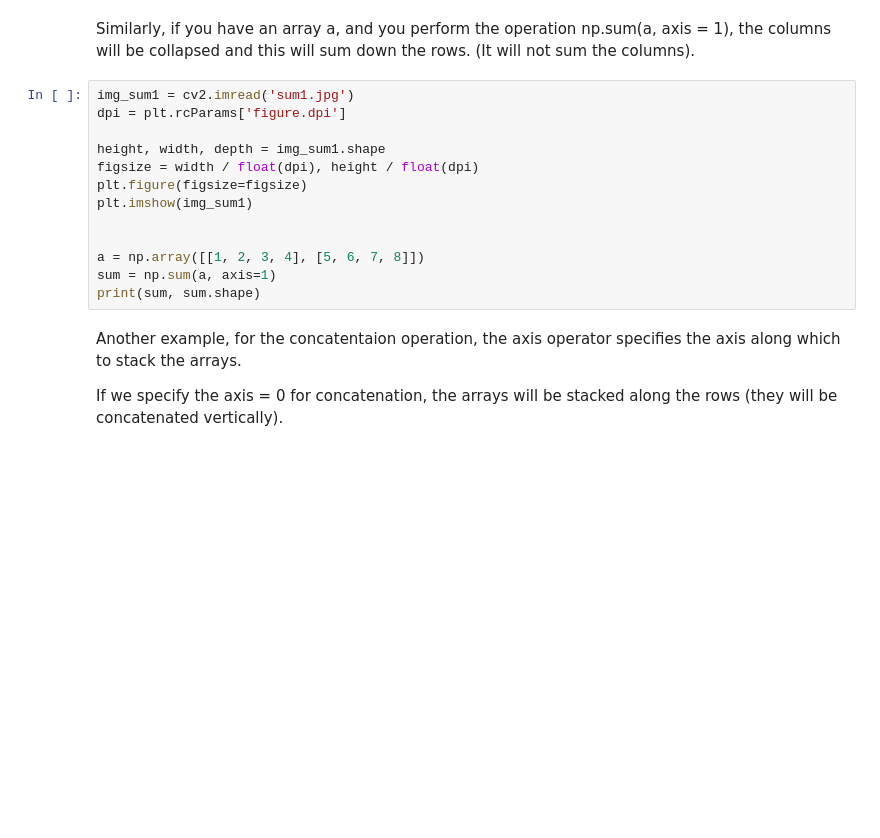
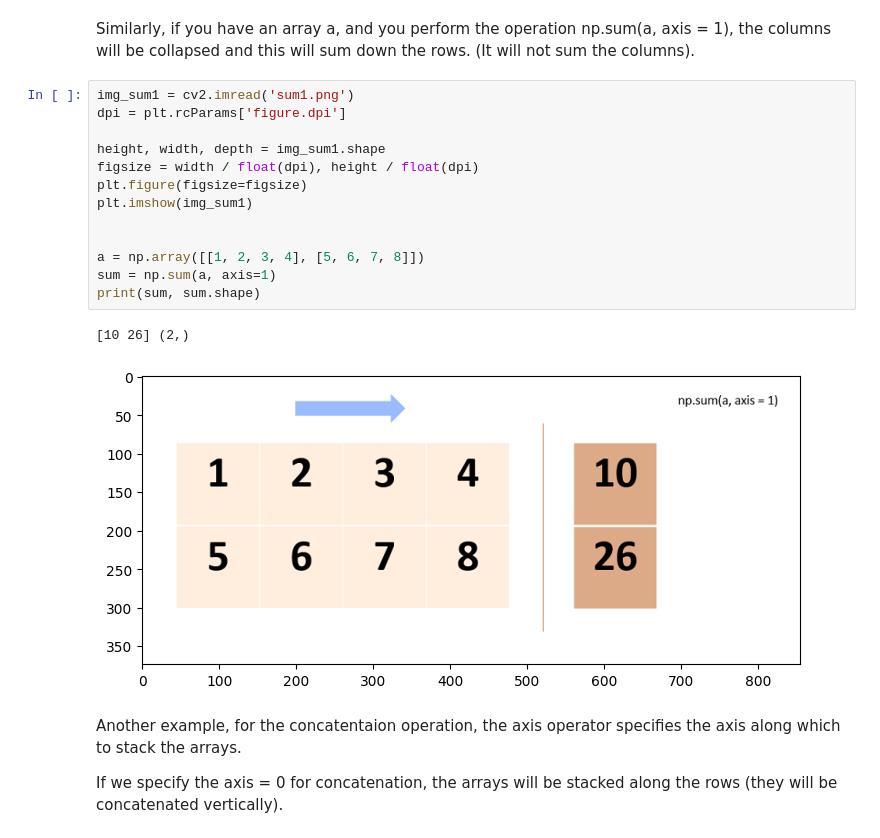
Before and after one commit to ciprianturcu/University-Projects, a Jupyter notebook: Semester5/Computer Vision and Deep Learning/Computer_Vision_and_Deep_Learning_Laboratory_1.ipynb, the cells around one changed output. Drawn from its saved outputs; the diff is of its cells as text; blank space fills up the shorter version.

```diff
--- a/Semester5/Computer Vision and Deep Learning/Computer_Vision_and_Deep_Learning_Laboratory_1.ipynb
+++ b/Semester5/Computer Vision and Deep Learning/Computer_Vision_and_Deep_Learning_Laboratory_1.ipynb
@@ -265,18 +323,21 @@ print(sum, sum.shape)
 # %% [markdown]
 Similarly, if you have an array a, and you perform the operation np.sum(a, axis = 1), the columns will be collapsed and this will sum down the rows. (It will not sum the columns).
 # %%
-img_sum1 = cv2.imread('sum1.jpg')
+img_sum1 = cv2.imread('sum1.png')
 dpi = plt.rcParams['figure.dpi']
 
 height, width, depth = img_sum1.shape
 figsize = width / float(dpi), height / float(dpi)
 plt.figure(figsize=figsize)
 plt.imshow(img_sum1)
 
 
 a = np.array([[1, 2, 3, 4], [5, 6, 7, 8]])
 sum = np.sum(a, axis=1)
 print(sum, sum.shape)
+# %% [output]
+[10 26] (2,)
+[figure, added]
 # %% [markdown]
 Another example, for the concatentaion operation, the axis operator specifies the axis along which to stack the arrays.
 
```
Also changed, not shown: parts of 10 cells of this notebook, 7 other files.
